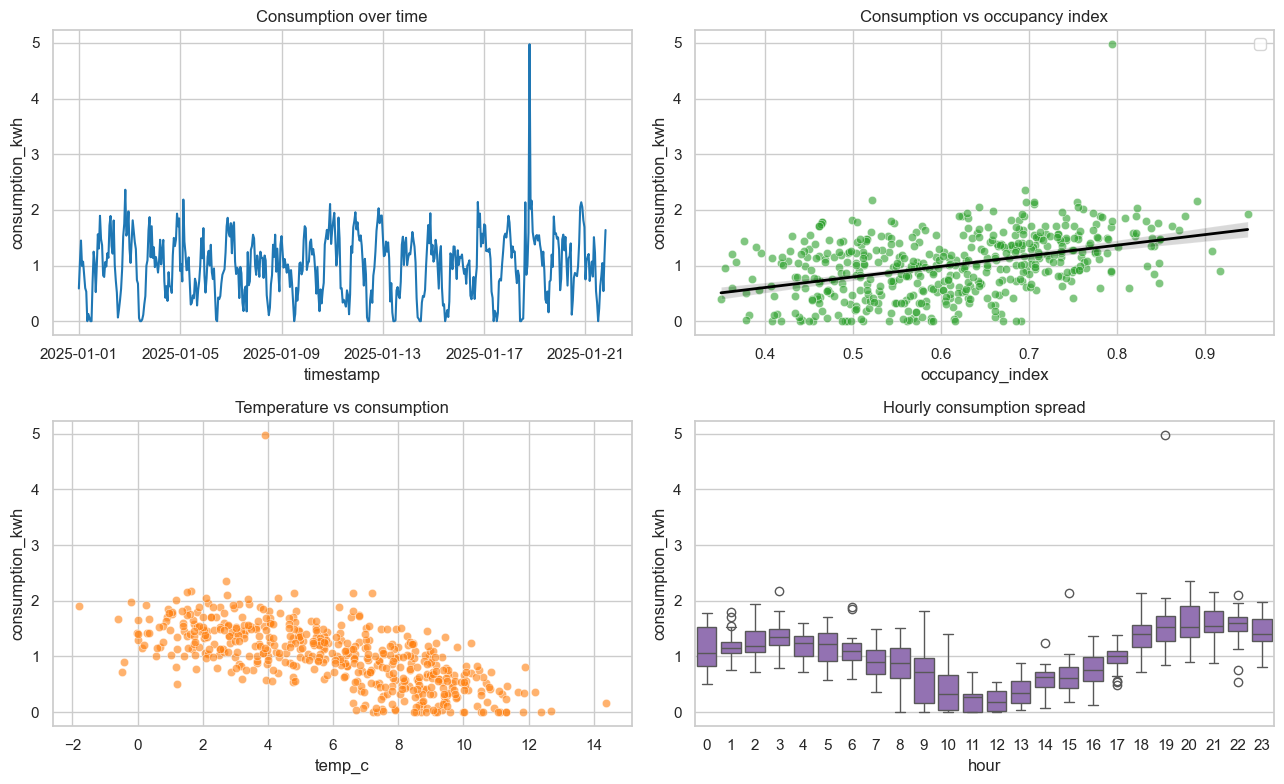
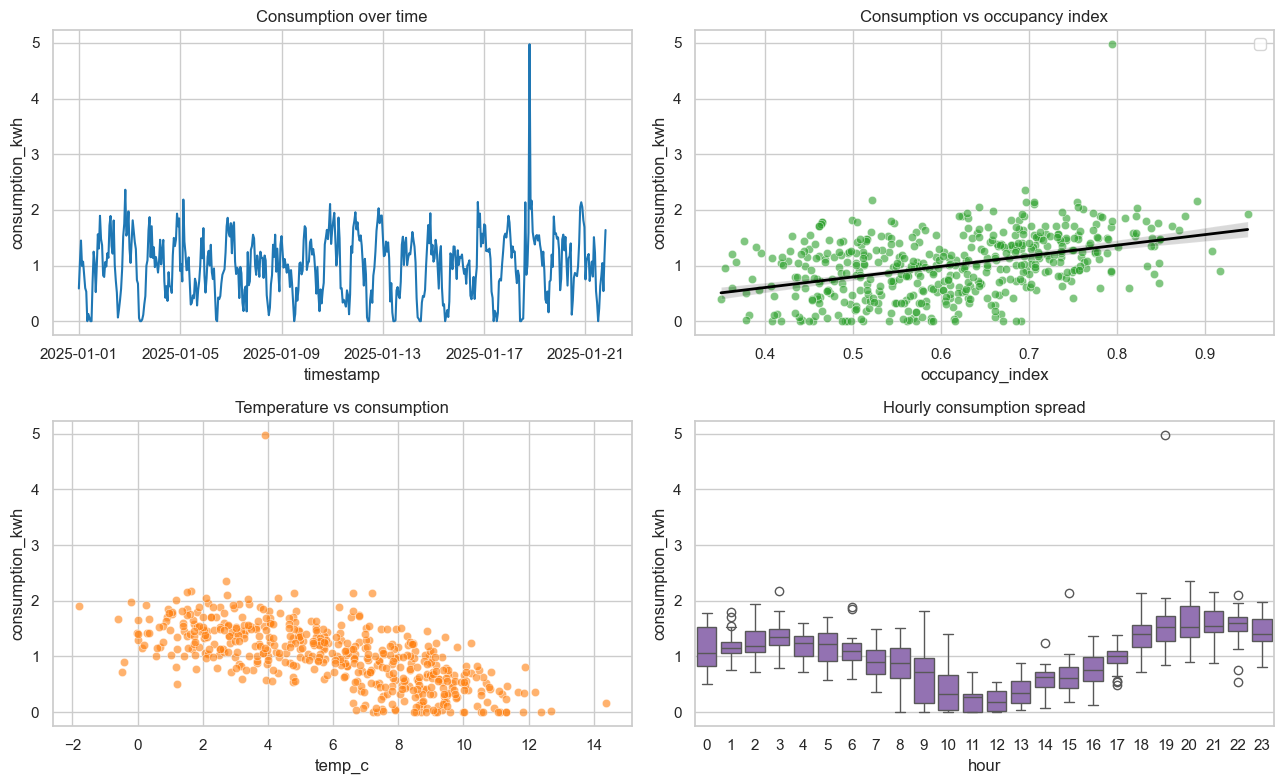
Code edit (unified diff) that turned the first committed figure into the second:
--- before
+++ after
@@ -1,4 +1,5 @@
 import matplotlib.pyplot as plt
 import seaborn as sns
+from matplotlib.lines import Line2D
 
 sns.set_theme(style='whitegrid')
@@ -25,8 +26,10 @@
     scatter=False,
     color='black',
-    line_kws={'linewidth': 2, 'label': 'Trend line'}
+    line_kws={'linewidth': 2}
 )
 axes[0, 1].set_title('Consumption vs occupancy index')
-axes[0, 1].legend()
+axes[0, 1].legend(
+    handles=[Line2D([0], [0], color='black', linewidth=2, label='Trend line')]
+)
 
 sns.scatterplot(data=meter_df, x='temp_c', y='consumption_kwh', ax=axes[1, 0], alpha=0.6, color='tab:orange')

Commit: fix: remove warning message